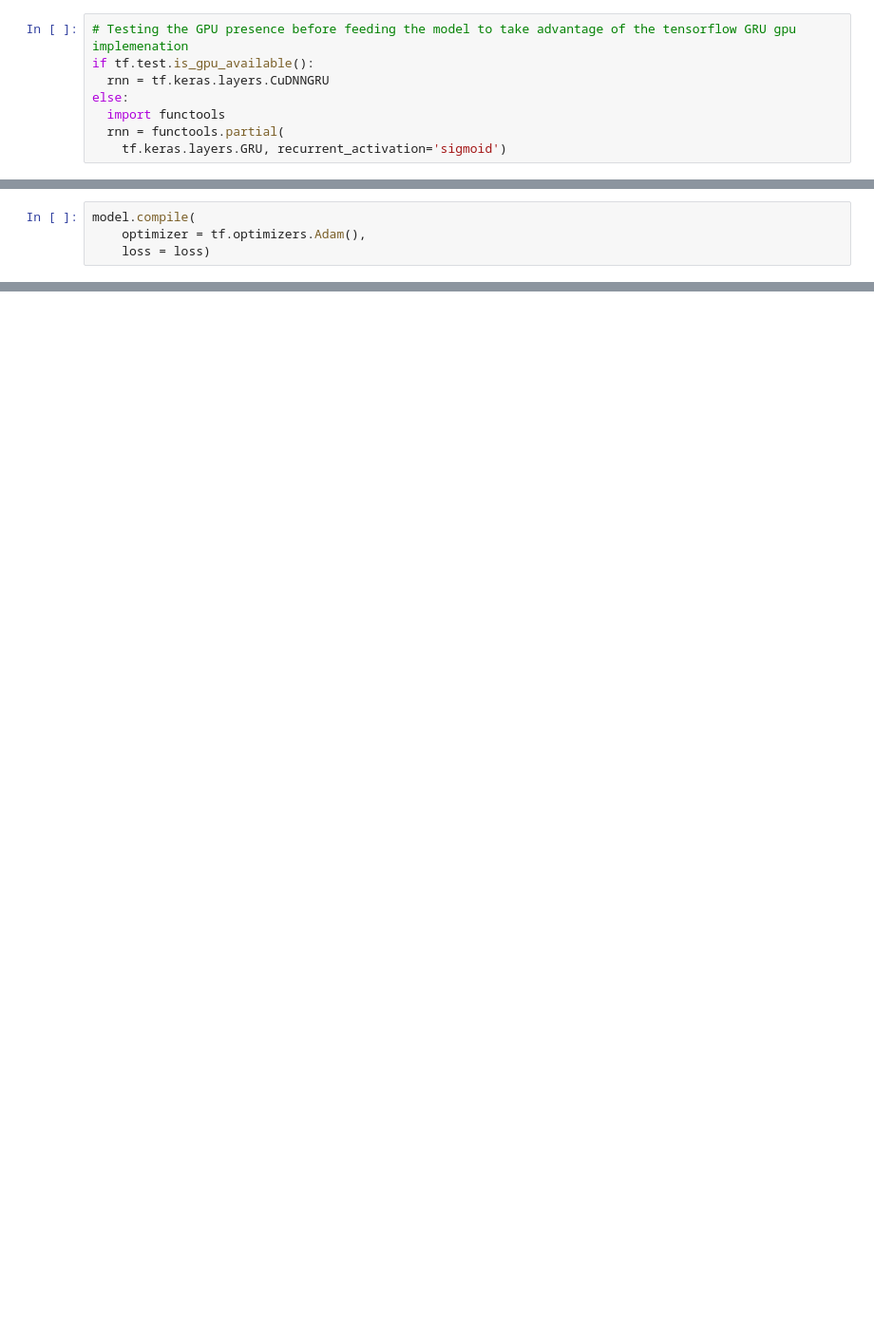
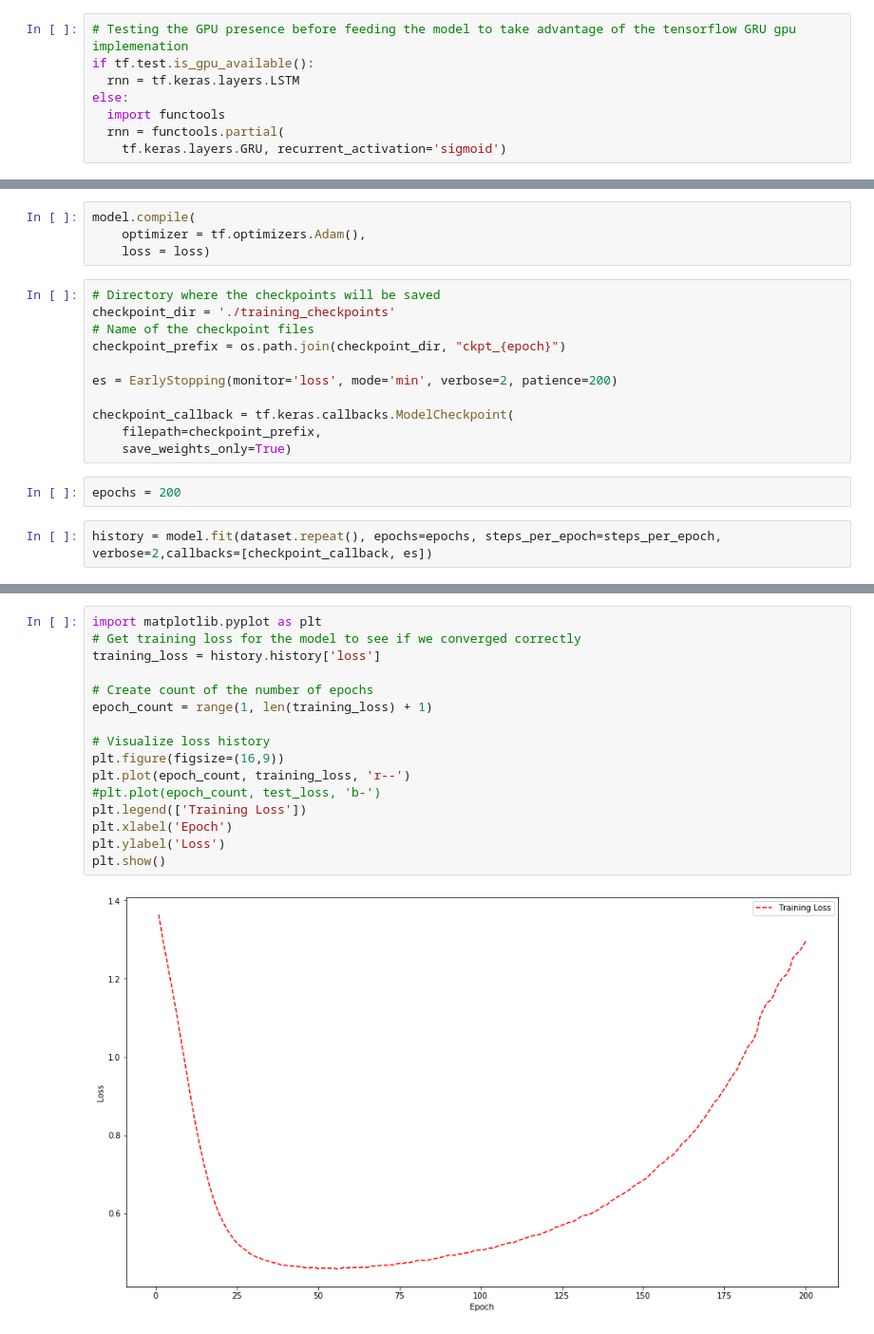
Before and after one commit to LittleRichard/bard-bot, a Jupyter notebook: character_prediction.ipynb, the cells around one changed output, grey strips where cells are left out. Shown at 95% size. Saved outputs shown, nothing was run; the diff lists cells and outputs as text; blank space fills up the shorter version.

```diff
--- a/character_prediction.ipynb
+++ b/character_prediction.ipynb
@@ -152,7 +177,7 @@ dataset = dataset.shuffle(buffer_size).batch(batch_size, drop_remainder=True)
 # %%
 # Testing the GPU presence before feeding the model to take advantage of the tensorflow GRU gpu implemenation
 if tf.test.is_gpu_available():
-  rnn = tf.keras.layers.CuDNNGRU
+  rnn = tf.keras.layers.LSTM
 else:
   import functools
   rnn = functools.partial(
@@ -232,3 +266,18 @@ print("scalar_loss:      ", example_batch_loss.numpy().mean())
 model.compile(
     optimizer = tf.optimizers.Adam(),
     loss = loss)
+# %%
+# Directory where the checkpoints will be saved
+checkpoint_dir = './training_checkpoints'
+# Name of the checkpoint files
+checkpoint_prefix = os.path.join(checkpoint_dir, "ckpt_{epoch}")
+
+es = EarlyStopping(monitor='loss', mode='min', verbose=2, patience=200)
+
+checkpoint_callback = tf.keras.callbacks.ModelCheckpoint(
+    filepath=checkpoint_prefix,
+    save_weights_only=True)
+# %%
+epochs = 200
+# %%
+history = model.fit(dataset.repeat(), epochs=epochs, steps_per_epoch=steps_per_epoch, verbose=2,callbacks=[checkpoint_callback, es])
@@ -234,0 +354,18 @@ model.compile(
+# %%
+import matplotlib.pyplot as plt
+# Get training loss for the model to see if we converged correctly
+training_loss = history.history['loss']
+
+# Create count of the number of epochs
+epoch_count = range(1, len(training_loss) + 1)
+
+# Visualize loss history
+plt.figure(figsize=(16,9))
+plt.plot(epoch_count, training_loss, 'r--')
+#plt.plot(epoch_count, test_loss, 'b-')
+plt.legend(['Training Loss'])
+plt.xlabel('Epoch')
+plt.ylabel('Loss')
+plt.show()
+# %% [output]
+[figure, added]
```
Also changed, not shown: parts of 20 cells of this notebook.
